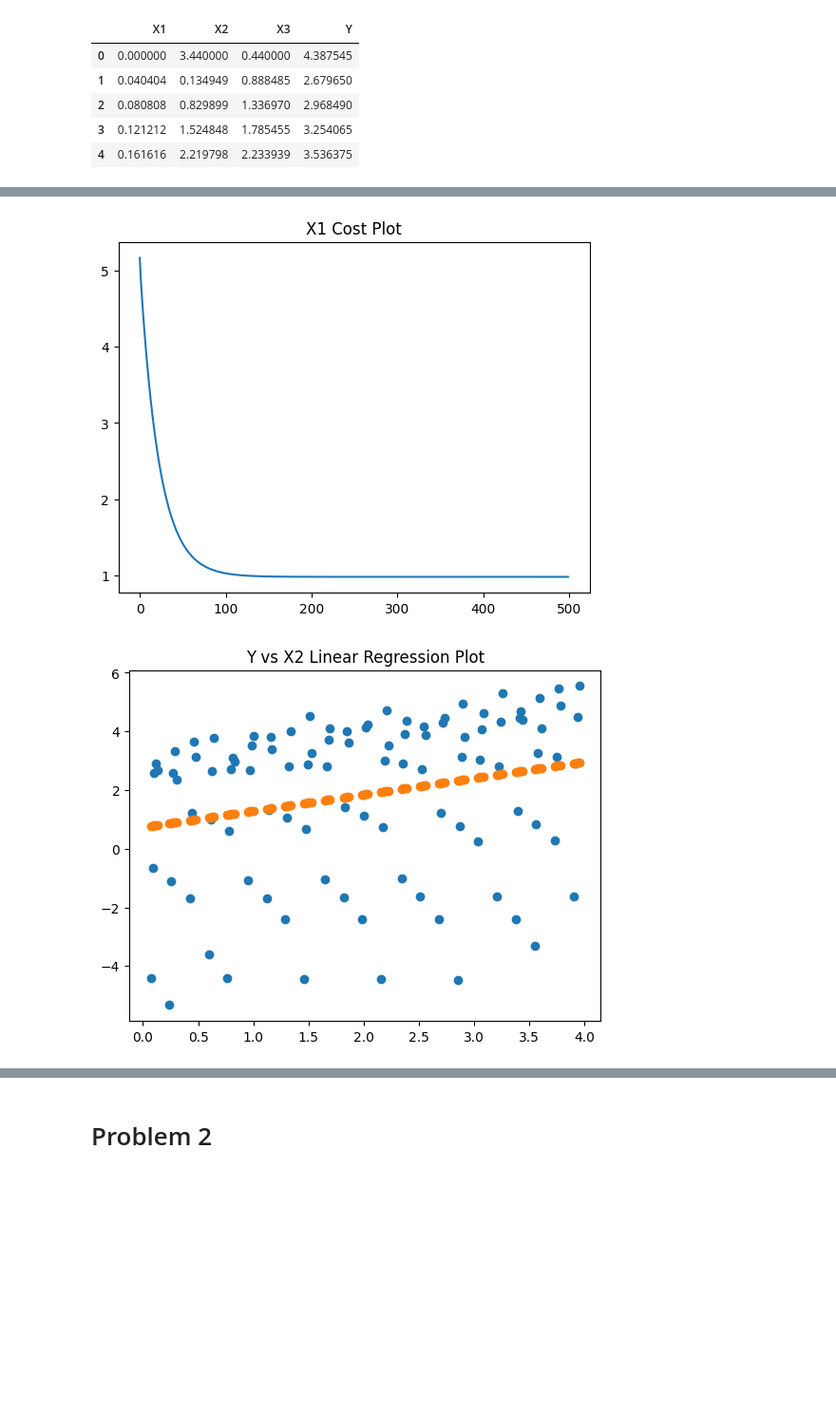
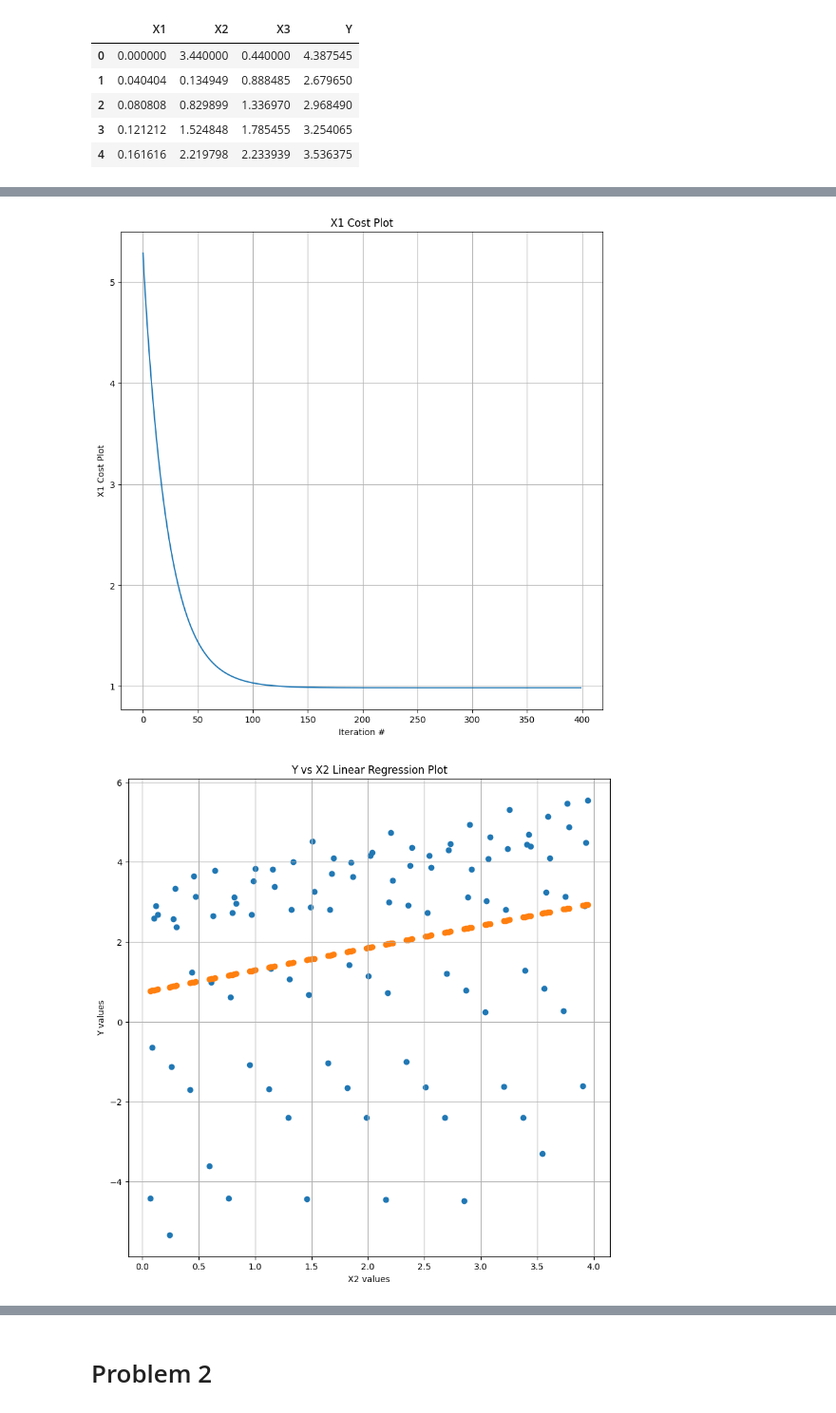
Before and after one commit to chetankodigantiML/ECGR4105-F26, a Jupyter notebook: HW_1.ipynb, the cells around one changed output, grey strips where cells are left out. Shown at 95% size. Saved outputs shown, nothing was run; the diff lists cells and outputs as text; code cells hidden in the pictures; blank space fills up the shorter version.

```diff
--- a/HW_1.ipynb
+++ b/HW_1.ipynb
@@ -49,9 +49,13 @@ def lin_reg(x, y, alpha, iterations):
     cost[i] = 1/(2 * m) * np.sum(np.square(errors))
   return w, cost
 # %%
-X1_weights, X1_cost = lin_reg(X1, y, 0.1, 500)
-plt.scatter(X1[:,1], y)
+X1_weights, X1_cost = lin_reg(X1, y, 0.1, 400)
+plt.scatter(X1[:,1], y, marker='+')
+plt.rcParams["figure.figsize"] = (10, 10)
+plt.xlabel('X1 values')
+plt.ylabel('Y values')
 plt.scatter(X1[: ,1], X1.dot(X1_weights))
 plt.title("Y vs X1 Linear Regression Plot")
+plt.grid(True)
 plt.show()
 # %% [output]
@@ -59,17 +63,24 @@ plt.show()
 # %%
 plt.plot(X1_cost)
 plt.title("X1 Cost Plot")
+plt.xlabel('Iteration #')
+plt.ylabel('X1 Cost Plot')
+plt.grid(True)
 plt.show()
 # %% [output]
-[figure, old version]
+[figure, new version]
 # %%
 X2_weights, X2_cost = lin_reg(X2, y, 0.1, 150)
 plt.scatter(X2[:,1], y)
 plt.scatter(X2[: ,1], X2.dot(X2_weights))
+plt.rcParams["figure.figsize"] = (10, 10)
+plt.xlabel('X2 values')
+plt.ylabel('Y values')
 plt.title("Y vs X2 Linear Regression Plot")
+plt.grid(True)
 plt.show()
 # %% [output]
-[figure, old version]
+[figure, new version]
 # %%
 plt.plot(X2_cost)
 plt.title("X2 Cost Plot")
```
Also changed, not shown: parts of 5 cells of this notebook.
